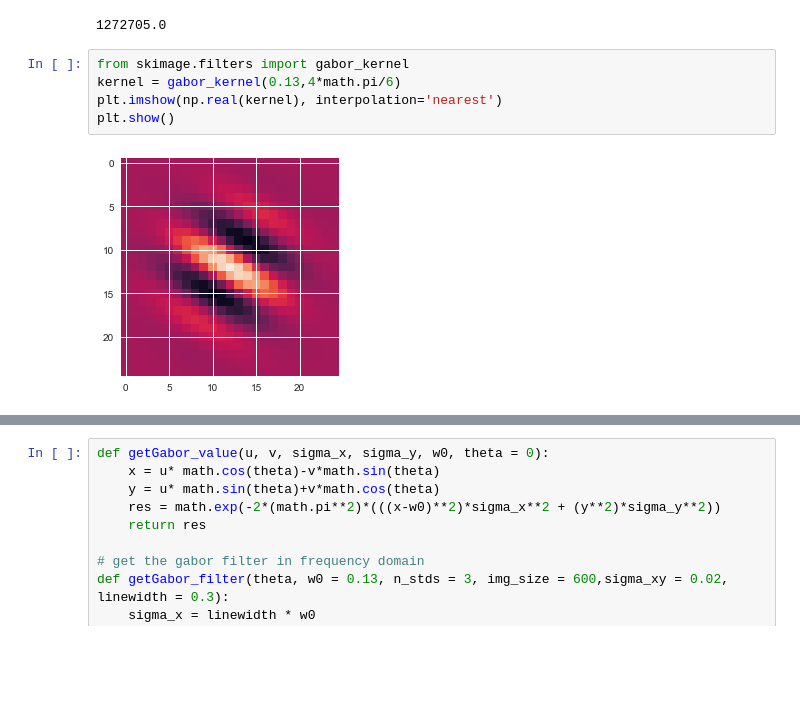
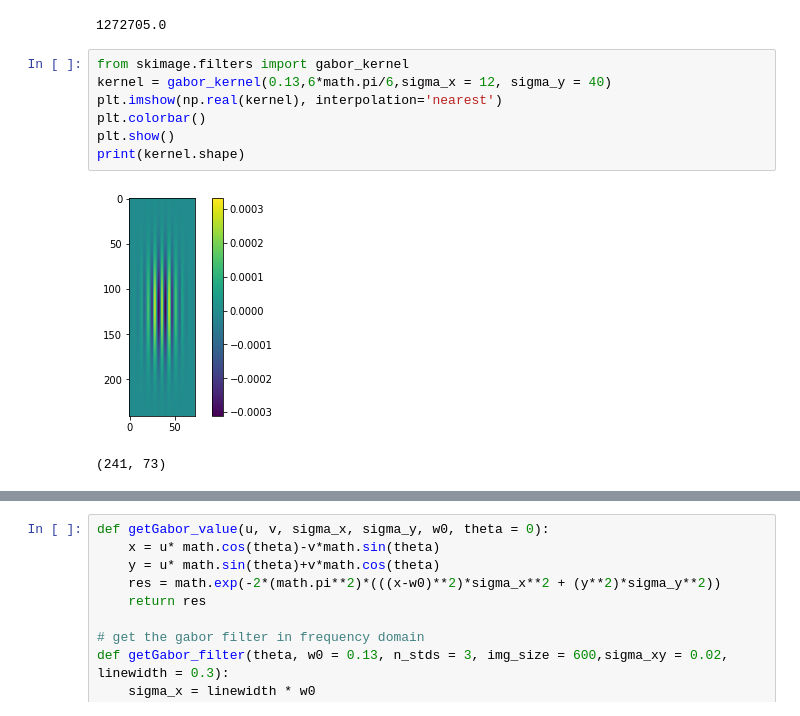
Before and after one commit to MariiaDrozdova/shape-retrieval, a Jupyter notebook: gabor_filter.ipynb, the cells around one changed output, grey strips where cells are left out. Drawn from its saved outputs; the diff is of its cells as text; blank space fills up the shorter version.

Commit message:
gabor try out

```diff
--- a/gabor_filter.ipynb
+++ b/gabor_filter.ipynb
@@ -165,8 +180,11 @@ np.amax(real)
 1272705.0
 # %%
 from skimage.filters import gabor_kernel
-kernel = gabor_kernel(0.13,4*math.pi/6)
+kernel = gabor_kernel(0.13,6*math.pi/6,sigma_x = 12, sigma_y = 40)
 plt.imshow(np.real(kernel), interpolation='nearest')
+plt.colorbar()
 plt.show()
+print(kernel.shape)
 # %% [output]
-[figure, old version]
+[figure, new version]
+(241, 73)
```
Also changed, not shown: parts of 14 cells of this notebook.
